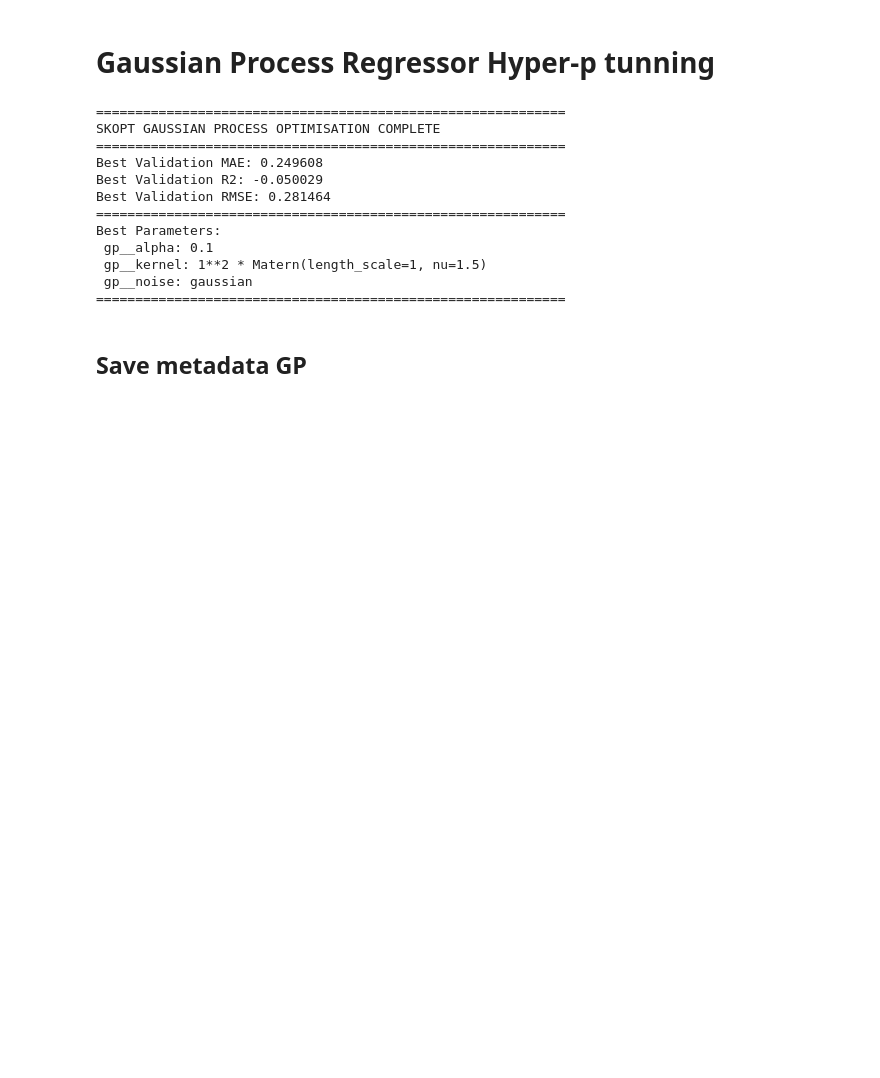
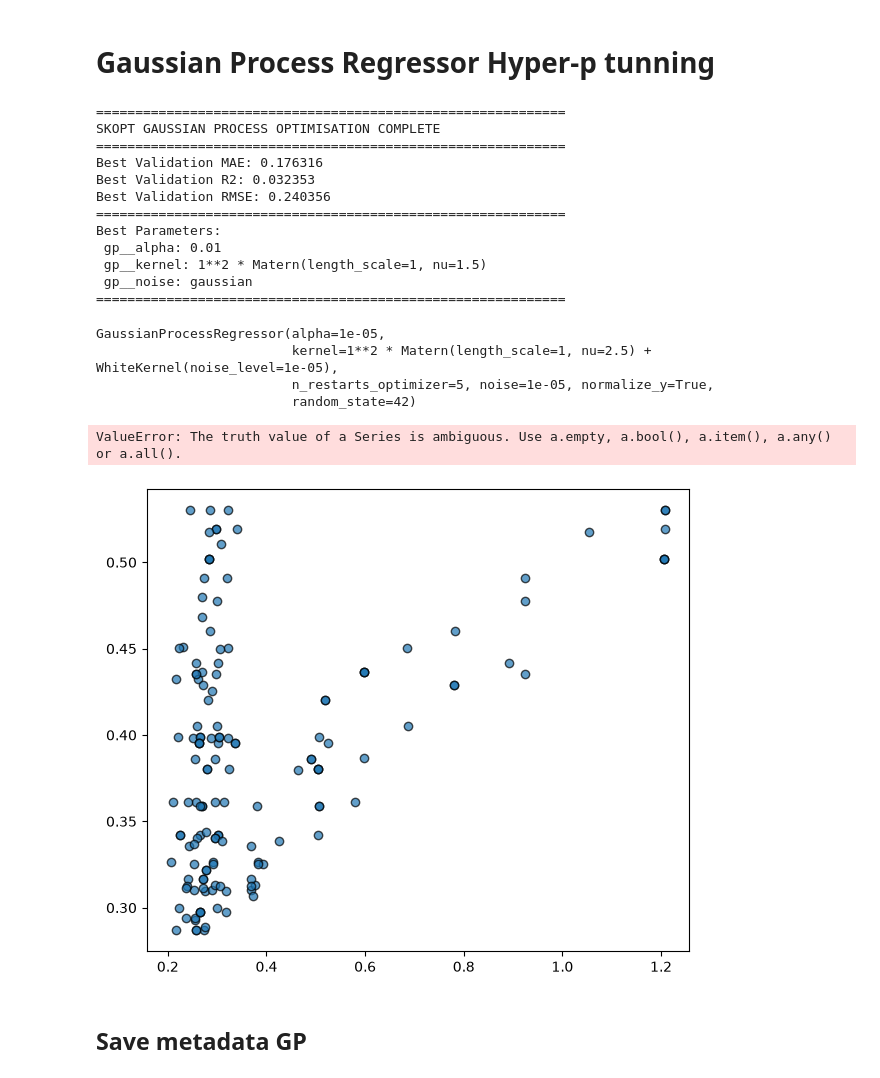
Before and after one commit to Leo-kp/Line_source_SA, a Jupyter notebook: Hyper_tuning.ipynb, the cells around one changed output. Cells and saved outputs as stored; diff of their text form; code cells hidden in the pictures; blank space fills up the shorter version.

```diff
--- a/Hyper_tuning.ipynb
+++ b/Hyper_tuning.ipynb
@@ -368,22 +434,36 @@ grid_search.cv_results_
 # Gaussian Process Regressor Hyper-p tunning
 # %%
 #slice-preparing
-sampling_data_ready= sampling_data[['pjack','wr','L', 'log_sf0','log_rmse']].copy()
+sampling_data_ready= sampling_data[['pjack','wr','L','rmsle']].copy()
 # %%
-grid_search, summary, cv = opt_skopt_gp(sampling_data_ready[['pjack','wr','L','log_sf0',]],sampling_data_ready[['log_rmse']])
+grid_search, summary, cv = opt_skopt_gp(sampling_data_ready[['pjack','wr','L']],sampling_data_ready[['rmsle']])
 # %% [output]
 ============================================================
 SKOPT GAUSSIAN PROCESS OPTIMISATION COMPLETE
 ============================================================
-Best Validation MAE: 0.249608
-Best Validation R2: -0.050029
-Best Validation RMSE: 0.281464
+Best Validation MAE: 0.176316
+Best Validation R2: 0.032353
+Best Validation RMSE: 0.240356
 ============================================================
 Best Parameters:
- gp__alpha: 0.1
+ gp__alpha: 0.01
  gp__kernel: 1**2 * Matern(length_scale=1, nu=1.5)
  gp__noise: gaussian
 ============================================================
+# %%
+grid_search.best_estimator_['gp']
+# %% [output]
+GaussianProcessRegressor(alpha=1e-05,
+                         kernel=1**2 * Matern(length_scale=1, nu=2.5) + WhiteKernel(noise_level=1e-05),
+                         n_restarts_optimizer=5, noise=1e-05, normalize_y=True,
+                         random_state=42)
+# %%
+_, _, y_nrmse= y_fit_ln(grid_search, sampling_data_ready[['pjack','wr','L']],sampling_data_ready[['rmsle']])
+# %%
+plot_fit_vs_obs(sampling_data_ready[['rmsle']], y_nrmse,'NMRSE')
+# %% [output]
+ValueError: The truth value of a Series is ambiguous. Use a.empty, a.bool(), a.item(), a.any() or a.all().
+[figure, added]
 # %% [markdown]
 ## Save metadata GP
 # %%
```
Also changed, not shown: parts of 11 cells of this notebook.
